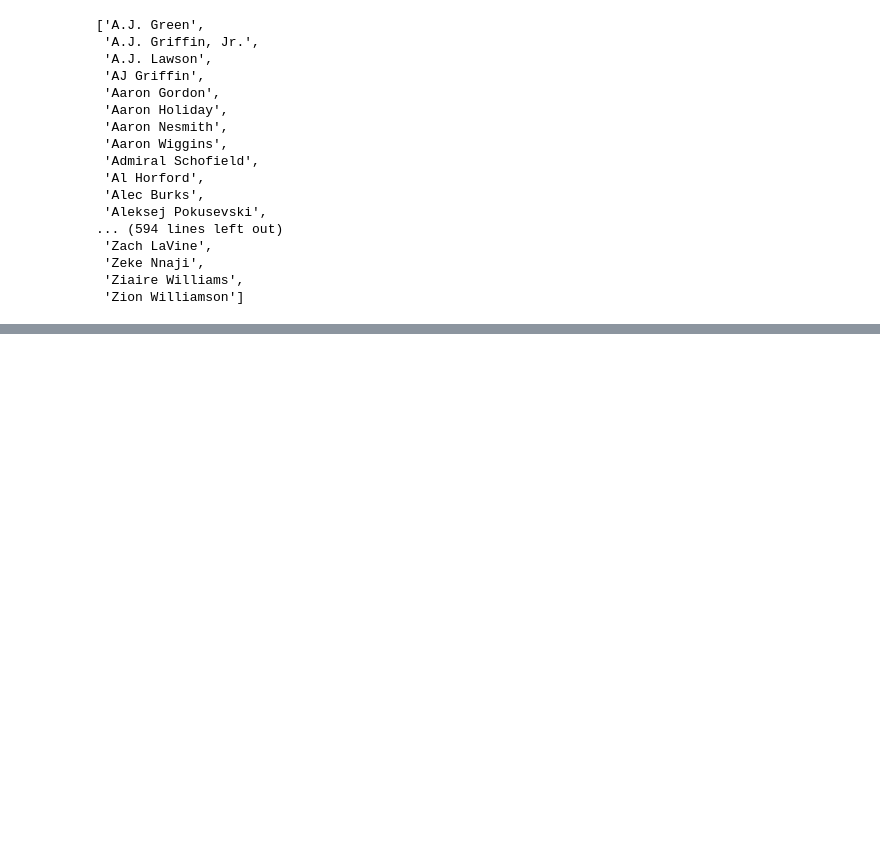
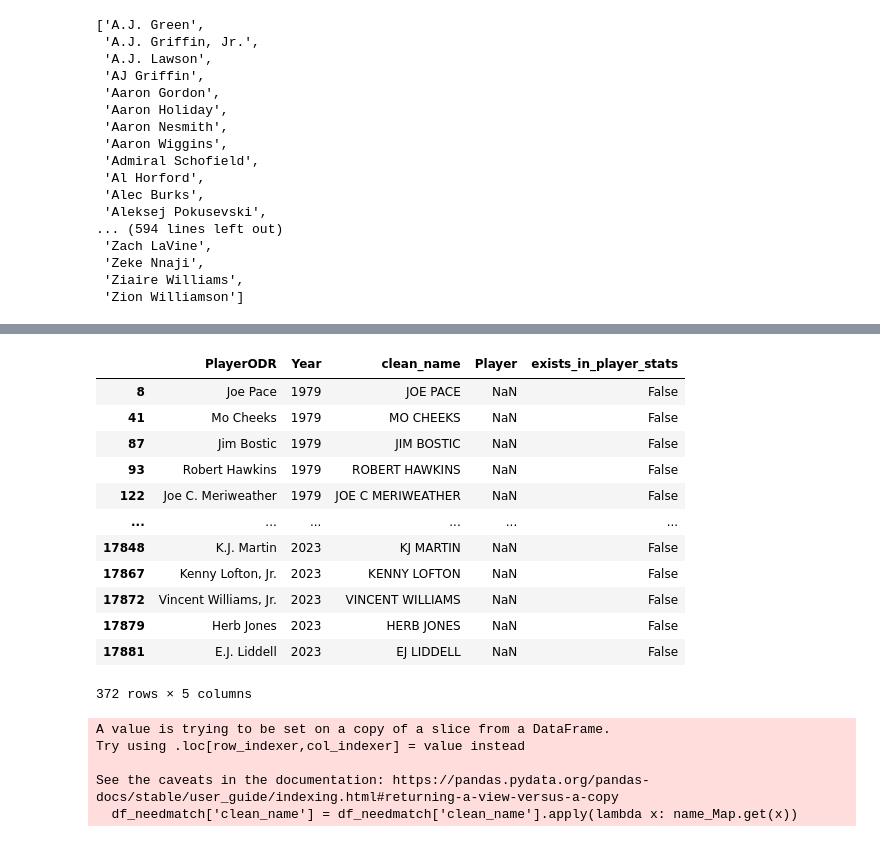
Before and after one commit to martinbog19/balling-on-the-edge, a Jupyter notebook: player_features.ipynb, the cells around one changed output, grey strips where cells are left out. Cells and saved outputs as stored; diff of their text form; code cells hidden in the pictures; blank space fills up the shorter version.

```diff
--- a/player_features.ipynb
+++ b/player_features.ipynb
@@ -106,0 +122,3 @@ stats = data[data['Year'] == 2023]
+# %%
+df = Odr.merge(Ps, on = ['clean_name', 'Year'], how = 'left')
+df.head()
@@ -106,0 +132,3 @@ stats = data[data['Year'] == 2023]
+# %%
+df_needmatch = df[df['Player'].isna()]
+df_needmatch
@@ -106,0 +149,11 @@ stats = data[data['Year'] == 2023]
+# %%
+best_matches, similarities = [], []
+for i, player in enumerate(df_needmatch['clean_name']) :
+    print(i+1, '/', len(df_needmatch), end = '\r')
+    best_match = max(list(Ps['clean_name']), key = lambda name2: fuzz.partial_ratio(player, name2))
+    best_matches.append(best_match)
+
+    similarity = fuzzy_match_names(player, best_match)
+    similarities.append(similarity)
+df_needmatch['best_match'] = best_matches
+df_needmatch['similarity'] = similarities
@@ -106,0 +162,3 @@ stats = data[data['Year'] == 2023]
+# %%
+df_needmatch['exists_in_player_stats'] = df_needmatch['clean_name'].apply(lambda x: x in list(Ps.clean_name.unique()))
+df_needmatch.head()
@@ -106,0 +177,17 @@ stats = data[data['Year'] == 2023]
+# %%
+df_needmatch = df_needmatch.groupby('exists_in_player_stats').get_group(False)
+df_needmatch
+# %% [output]
+|  | PlayerODR | Year | clean_name | Player | exists_in_player_stats |
+| 8 | Joe Pace | 1979 | JOE PACE | NaN | False |
+| 41 | Mo Cheeks | 1979 | MO CHEEKS | NaN | False |
+| 87 | Jim Bostic | 1979 | JIM BOSTIC | NaN | False |
+| 93 | Robert Hawkins | 1979 | ROBERT HAWKINS | NaN | False |
+| 122 | Joe C. Meriweather | 1979 | JOE C MERIWEATHER | NaN | False |
+| ... | ... | ... | ... | ... | ... |
+| 17848 | K.J. Martin | 2023 | KJ MARTIN | NaN | False |
+| 17867 | Kenny Lofton, Jr. | 2023 | KENNY LOFTON | NaN | False |
+| 17872 | Vincent Williams, Jr. | 2023 | VINCENT WILLIAMS | NaN | False |
+| 17879 | Herb Jones | 2023 | HERB JONES | NaN | False |
+| 17881 | E.J. Liddell | 2023 | EJ LIDDELL | NaN | False |
+372 rows × 5 columns
@@ -106,0 +283,8 @@ stats = data[data['Year'] == 2023]
+# %%
+df_needmatch['clean_name'] = df_needmatch['clean_name'].apply(lambda x: name_Map.get(x))
+# %% [output]
+A value is trying to be set on a copy of a slice from a DataFrame.
+Try using .loc[row_indexer,col_indexer] = value instead
+
+See the caveats in the documentation: https://pandas.pydata.org/pandas-docs/stable/user_guide/indexing.html#returning-a-view-versus-a-copy
+  df_needmatch['clean_name'] = df_needmatch['clean_name'].apply(lambda x: name_Map.get(x))
```
Also changed, not shown: parts of 15 cells of this notebook, 2 other files.
